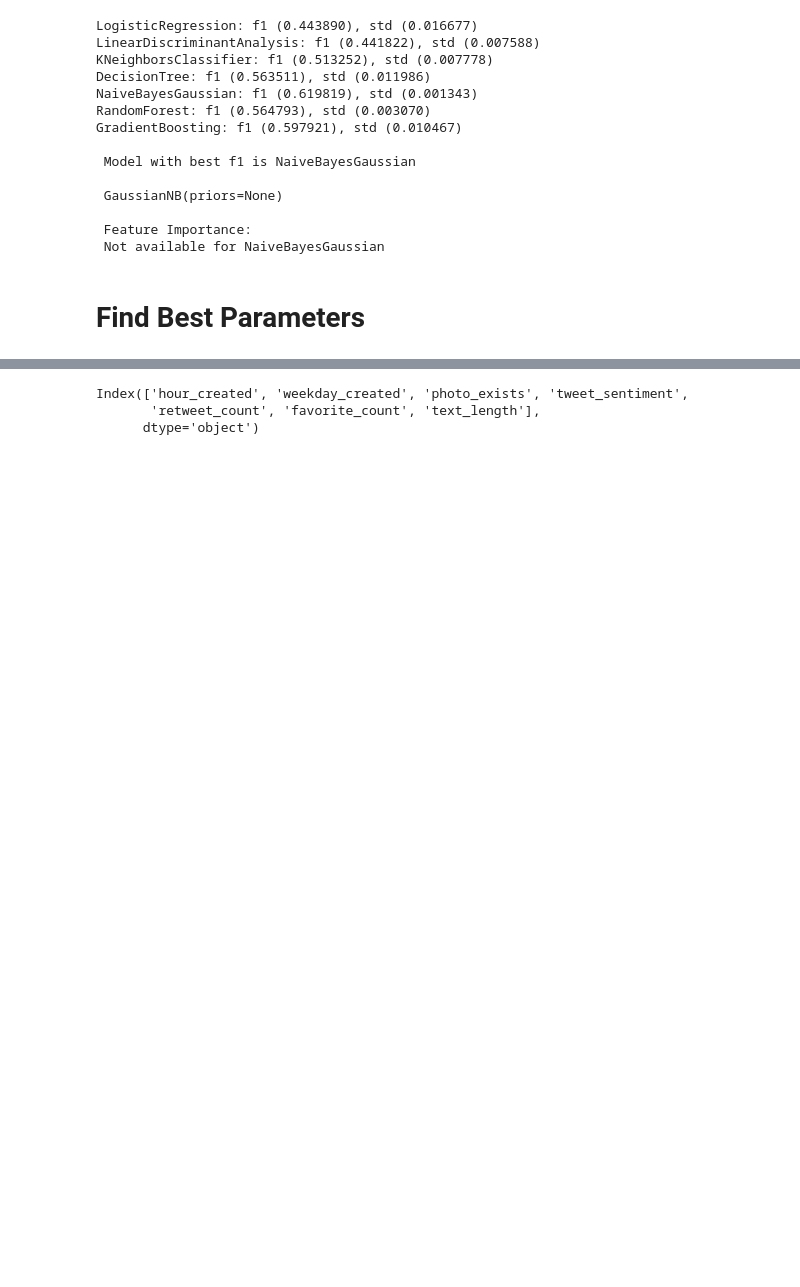
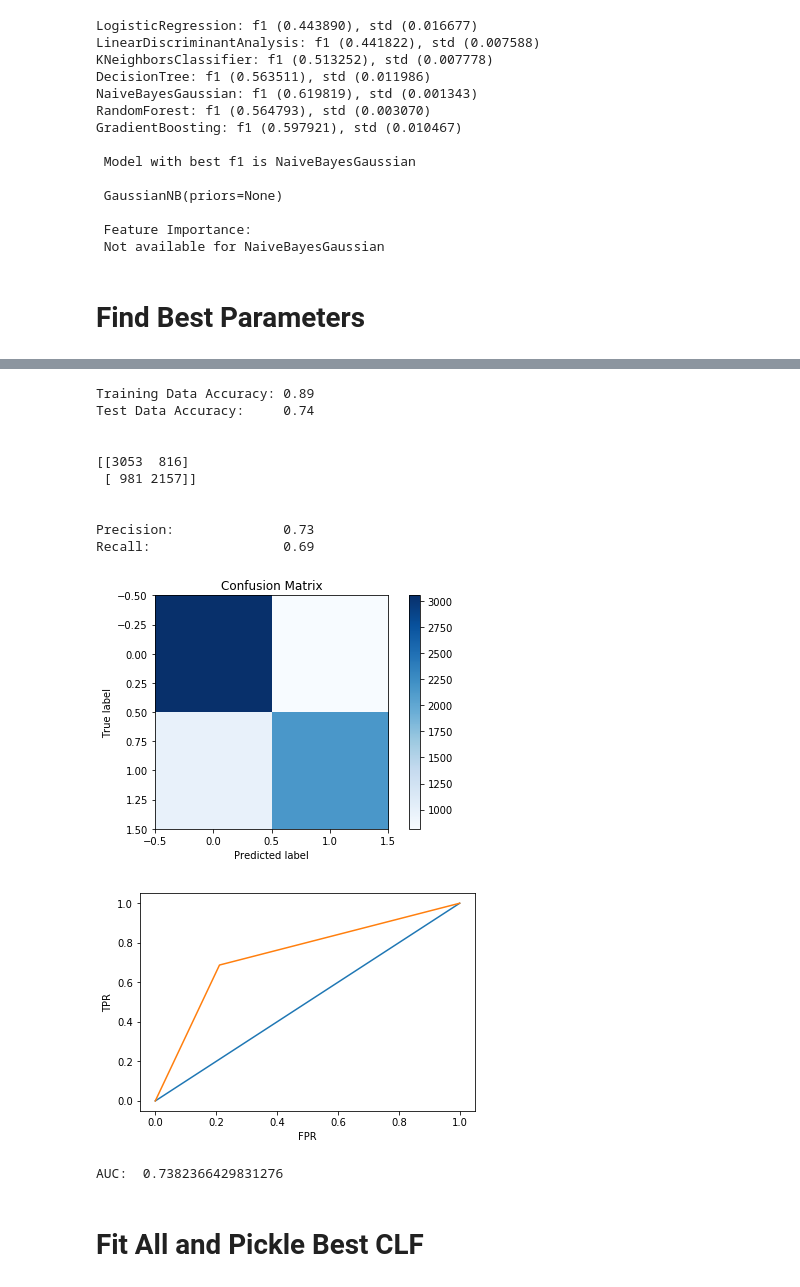
Before and after one commit to TifMoe/mcnulty-project, a Jupyter notebook: notebooks/Initial Model Testing.ipynb, the cells around one changed output, grey strips where cells are left out. Cells and saved outputs as stored; diff of their text form; code cells hidden in the pictures; blank space fills up the shorter version.

```diff
--- a/Initial Model Testing.ipynb
+++ b/notebooks/Initial Model Testing.ipynb
@@ -268,22 +344,18 @@ find_best_params(model=gbc,
 # %%
-def train_score(classifier, x, y):
-
-    # split data into to training and test sets
-    xtrain, xtest, ytrain, ytest = train_test_split(x, y,test_size=0.2, random_state=42)
-    ytrain = np.ravel(ytrain)
+def train_test_score(best_classifier, X_train, X_validation, Y_train, Y_validation):
 
     # fit a model
-    clf = classifier.fit(xtrain, ytrain)
+    clf = best_classifier.fit(X_train, Y_train)
 
     # score the model (accuracy)
-    train_acc = clf.score(xtrain, ytrain)
-    test_acc = clf.score(xtest, ytest)
+    train_acc = clf.score(X_train, Y_train)
+    test_acc = clf.score(X_validation, Y_validation)
     print("Training Data Accuracy: %0.2f" %(train_acc))
     print("Test Data Accuracy:     %0.2f" %(test_acc))
 
     # create a confusion matrix
-    y_true = ytest
-    y_pred = clf.predict(xtest)
+    y_true = Y_validation
+    y_pred = clf.predict(X_validation)
 
     conf = confusion_matrix(y_true, y_pred)
     print ('\n')
@@ -301,9 +373,5 @@ def train_score(classifier, x, y):
     plot_confusion_matrix(cm)
     plt.show()
 
-    print('\n Feature Importance')
-    for i in zip(list(X), clf.feature_importances_):
-        print(i)
-
     print('\n')
     find_auc(y_test=y_true, y_score=y_pred)
@@ -353,6 +377,0 @@ graph
-# %%
-X.columns
-# %% [output]
-Index(['hour_created', 'weekday_created', 'photo_exists', 'tweet_sentiment',
-       'retweet_count', 'favorite_count', 'text_length'],
-      dtype='object')
@@ -360,0 +378,37 @@ toy_model = gbc.fit(X, y)
+# %%
+tuned_classifier = GradientBoostingClassifier(criterion='friedman_mse',
+                                             init=None,
+                                             loss='deviance',
+                                             max_depth=5,
+                                             max_features=None,
+                                             max_leaf_nodes=None,
+                                             min_impurity_decrease=0.0,
+                                             min_impurity_split=None,
+                                             min_samples_leaf=11,
+                                             min_samples_split=2,
+                                             min_weight_fraction_leaf=0.0,
+                                             presort='auto',
+                                             n_estimators=190,
+                                             random_state=42,
+                                             subsample=1.0,
+                                             verbose=0,
+                                             learning_rate=0.5,
+                                             warm_start=False)
+# %%
+train_test_score(tuned_classifier, X_train, X_validation, Y_train, Y_validation)
+# %% [output]
+Training Data Accuracy: 0.89
+Test Data Accuracy:     0.74
+
+
+[[3053  816]
+ [ 981 2157]]
+
+
+Precision:              0.73
+Recall:                 0.69
+[figure, added]
+[figure, added]
+AUC:  0.7382366429831276
+# %% [markdown]
+# Fit All and Pickle Best CLF
```
Also changed, not shown: parts of 22 cells of this notebook, 15 other files.
